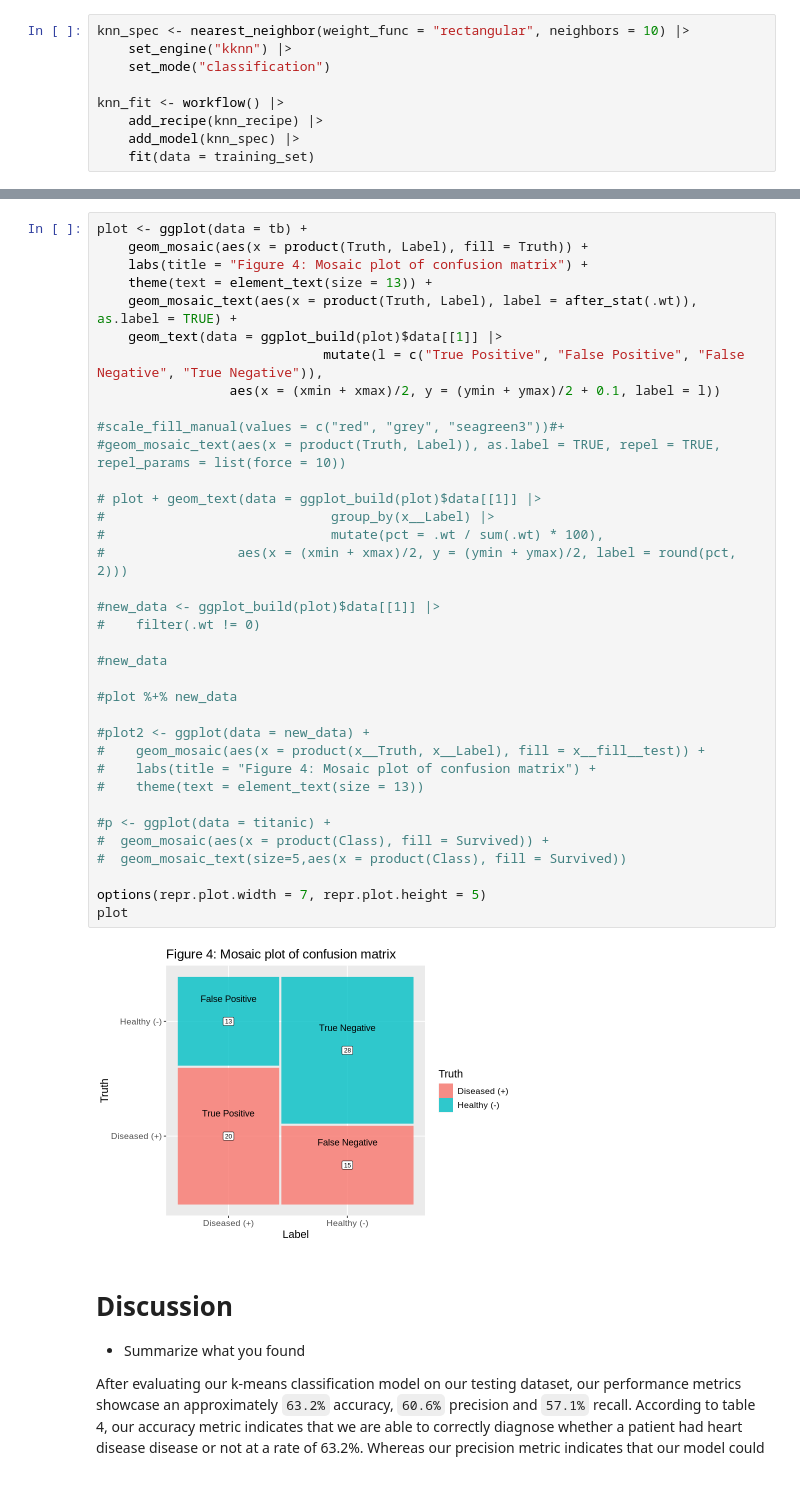
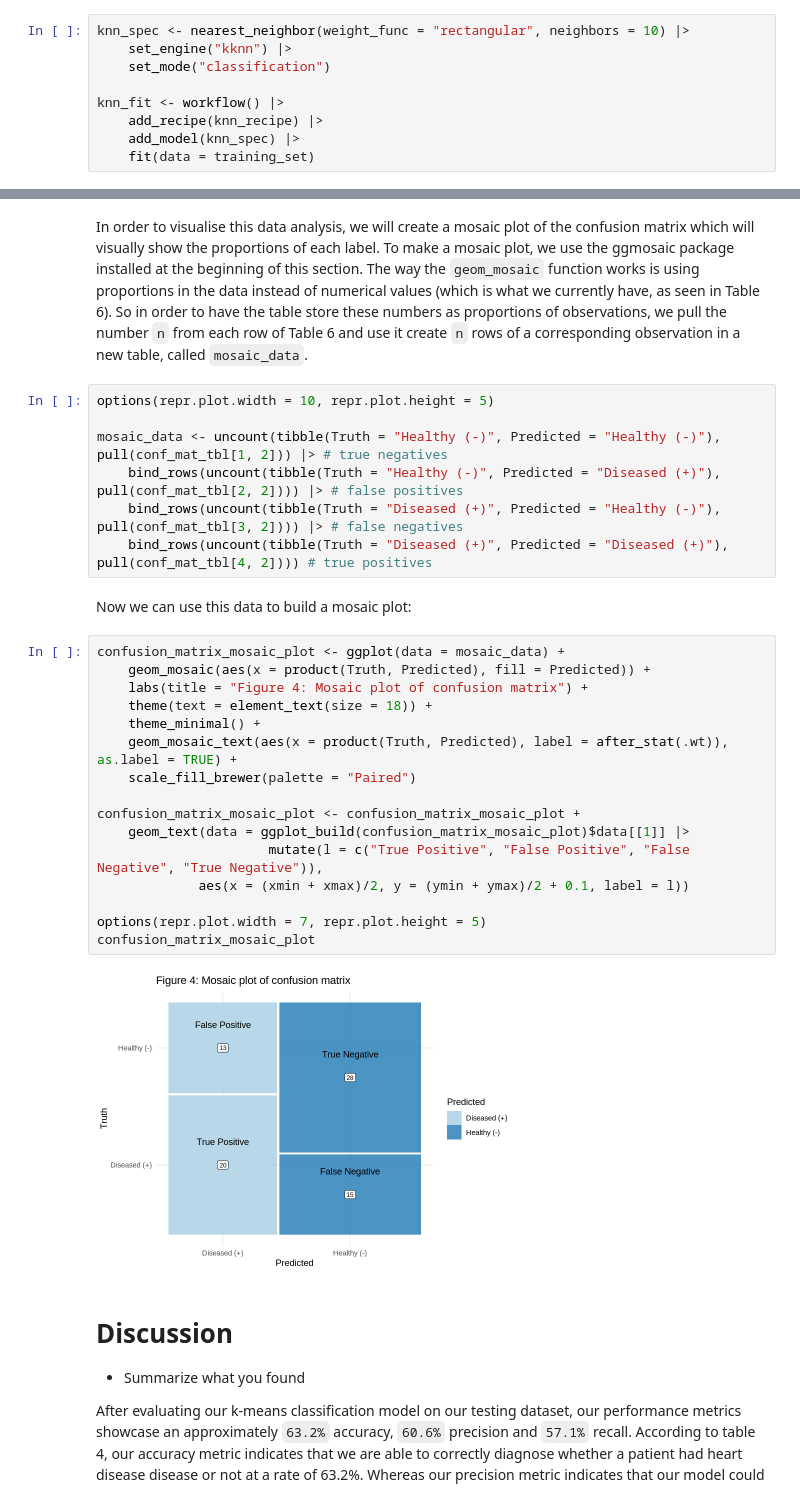
Before and after one commit to goete/Heart-Disease-Prediction-Modelling, a Jupyter notebook: final_report.ipynb, the cells around one changed output, grey strips where cells are left out. Saved outputs shown, nothing was run; the diff lists cells and outputs as text.

```diff
--- a/final_report.ipynb
+++ b/final_report.ipynb
@@ -294,44 +272,35 @@ A tibble: 4 × 2
 | False Positives | 13 |
 | False Negatives | 15 |
 | True Positives | 20 |
+# %% [markdown]
+In order to visualise this data analysis, we will create a mosaic plot of the confusion matrix which will visually show the proportions of each label. To make a mosaic plot, we use the ggmosaic package installed at the beginning of this section. The way the `geom_mosaic` function works is using proportions in the data instead of numerical values (which is what we currently have, as seen in Table 6). So in order to have the table store these numbers as proportions of observations, we pull the number `n` from each row of Table 6 and use it create `n` rows of a corresponding observation in a new table, called `mosaic_data`.
+# %%
+options(repr.plot.width = 10, repr.plot.height = 5)
+
+mosaic_data <- uncount(tibble(Truth = "Healthy (-)", Predicted = "Healthy (-)"), pull(conf_mat_tbl[1, 2])) |> # true negatives
+    bind_rows(uncount(tibble(Truth = "Healthy (-)", Predicted = "Diseased (+)"), pull(conf_mat_tbl[2, 2]))) |> # false positives
+    bind_rows(uncount(tibble(Truth = "Diseased (+)", Predicted = "Healthy (-)"), pull(conf_mat_tbl[3, 2]))) |> # false negatives
+    bind_rows(uncount(tibble(Truth = "Diseased (+)", Predicted = "Diseased (+)"), pull(conf_mat_tbl[4, 2]))) # true positives
+# %% [markdown]
+Now we can use this data to build a mosaic plot:
 # %%
-plot <- ggplot(data = tb) +
-    geom_mosaic(aes(x = product(Truth, Label), fill = Truth)) +
+confusion_matrix_mosaic_plot <- ggplot(data = mosaic_data) +
+    geom_mosaic(aes(x = product(Truth, Predicted), fill = Predicted)) +
     labs(title = "Figure 4: Mosaic plot of confusion matrix") +
-    theme(text = element_text(size = 13)) +
-    geom_mosaic_text(aes(x = product(Truth, Label), label = after_stat(.wt)), as.label = TRUE) +
-    geom_text(data = ggplot_build(plot)$data[[1]] |>
-                             mutate(l = c("True Positive", "False Positive", "False Negative", "True Negative")),
-                 aes(x = (xmin + xmax)/2, y = (ymin + ymax)/2 + 0.1, label = l))
+    theme(text = element_text(size = 18)) +
+    theme_minimal() +
+    geom_mosaic_text(aes(x = product(Truth, Predicted), label = after_stat(.wt)), as.label = TRUE) +
+    scale_fill_brewer(palette = "Paired")
 
-#scale_fill_manual(values = c("red", "grey", "seagreen3"))#+
-#geom_mosaic_text(aes(x = product(Truth, Label)), as.label = TRUE, repel = TRUE, repel_params = list(force = 10))
-
-# plot + geom_text(data = ggplot_build(plot)$data[[1]] |>
-#                             group_by(x__Label) |>
-#                             mutate(pct = .wt / sum(.wt) * 100),
-#                 aes(x = (xmin + xmax)/2, y = (ymin + ymax)/2, label = round(pct, 2)))
-
-#new_data <- ggplot_build(plot)$data[[1]] |>
-#    filter(.wt != 0)
-
-#new_data
-
-#plot %+% new_data
-
-#plot2 <- ggplot(data = new_data) +
-#    geom_mosaic(aes(x = product(x__Truth, x__Label), fill = x__fill__test)) +
-#    labs(title = "Figure 4: Mosaic plot of confusion matrix") +
-#    theme(text = element_text(size = 13))
-
-#p <- ggplot(data = titanic) +
-#  geom_mosaic(aes(x = product(Class), fill = Survived)) +
-#  geom_mosaic_text(size=5,aes(x = product(Class), fill = Survived))
+confusion_matrix_mosaic_plot <- confusion_matrix_mosaic_plot +
+    geom_text(data = ggplot_build(confusion_matrix_mosaic_plot)$data[[1]] |>
+                      mutate(l = c("True Positive", "False Positive", "False Negative", "True Negative")),
+             aes(x = (xmin + xmax)/2, y = (ymin + ymax)/2 + 0.1, label = l))
 
 options(repr.plot.width = 7, repr.plot.height = 5)
-plot
+confusion_matrix_mosaic_plot
 # %% [output]
-[figure, old version]
+[figure, new version]
 # %% [markdown]
 # Discussion
 * Summarize what you found
```
Also changed, not shown: parts of 11 cells of this notebook.
